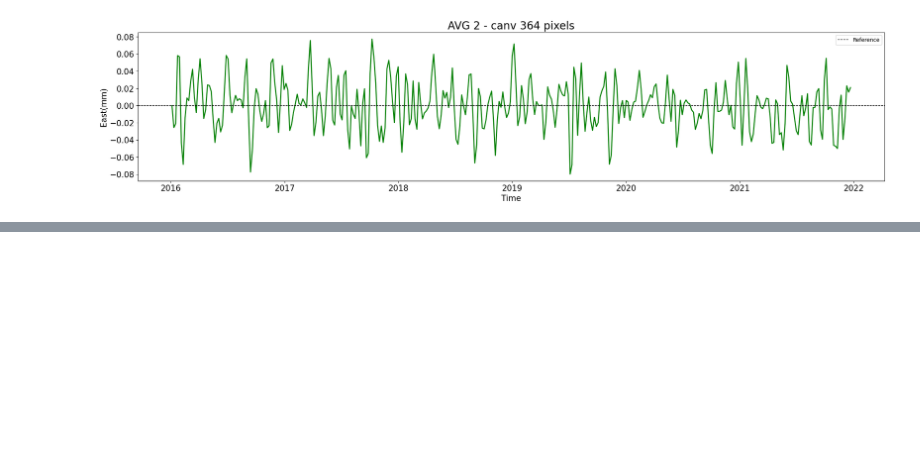
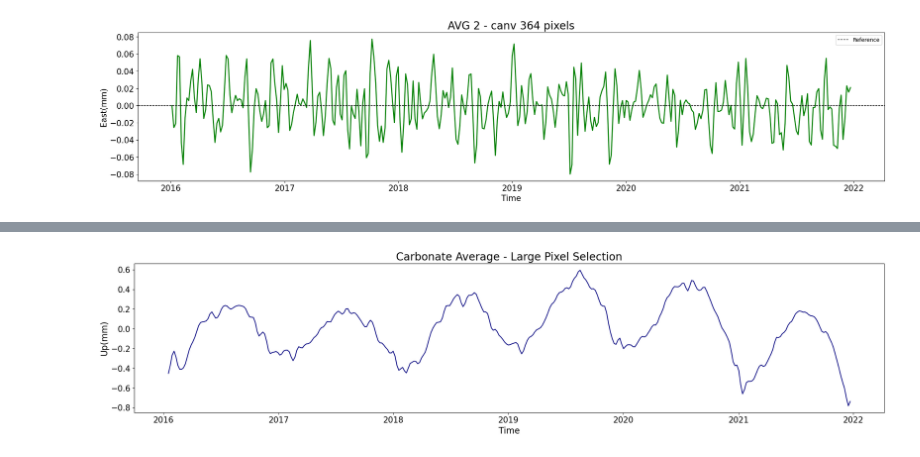
Before and after one commit to Rafaelaboliver/TimeSeries-insar, a Jupyter notebook: Untitled2.ipynb, the cells around one changed output, grey strips where cells are left out. Drawn from its saved outputs; the diff is of its cells as text; code cells hidden in the pictures; blank space fills up the shorter version.

```diff
--- a/Untitled2.ipynb
+++ b/Untitled2.ipynb
@@ -251,8 +273,9 @@ Date
 
 [364 rows x 1 columns]
 # %%
-folder_path = f'/home/rafaela/internship/time_series/TimeSeries-insar/egm_files/insar_ts_plots/east/points_after_avg_rolling_mean/{file_name}'
-file_path = os.path.join(folder_path, f'avg1_{file_name}_east_{len(areas_rolling_mean_dict)}pixels.csv')
+folder_path = f'/home/rafaela/internship/time_series/TimeSeries-insar/egm_files/insar_ts_plots/up/large'
+file_path = os.path.join(folder_path, f'{file_name}_large_avg_UP.csv')
+
 avg_rm_df.to_csv(file_path, index=True)
 
 #O ARQUIVO SALVO SE REFERE A MÉDIA CALCULADA
@@ -449,0 +535,17 @@ Date
+# %%
+# Criando a paleta de cores
+#colors = sns.color_palette("husl", len(carbonate_area_dict))
+#folder = '/home/rafaela/internship/time_series/TimeSeries-insar/egm_files/insar_ts_plots/east/points_after_avg_rolling_mean'
+
+carbonate_ = pd.DataFrame()
+
+for i, (station_name, station_data) in enumerate(carbonate_area_dict.items()):
+    carbonate_[station_name] = station_data.squeeze()
+
+
+carbonate_.index = pd.to_datetime(carbonate_.index)
+carbonate_['avg1'] = carbonate_.mean(axis=1).rolling(2).mean()
+carbonate_['std(avg)'] = carbonate_['avg1'].rolling(2).std()
+carbonate_.dropna(inplace=True)
+
+print(carbonate_)
@@ -449,0 +568,20 @@ Date
+# %%
+plt.figure(figsize=(25, 5))
+plt.plot(carbonate_.index, carbonate_['avg1'], color = 'navy', lw = 1.5)
+#plt.errorbar(carbonate_.index, carbonate_['avg1'], yerr = carbonate_['std(avg)'], fmt = '-o', color = 'navy', lw = 2, ecolor = 'red', capsize = 7, label='STD - AVG (Carbonate)')
+plt.title('Carbonate Average - Large Pixel Selection', fontsize=20)
+#plt.axhline(y=0, color='grey', linestyle='--', linewidth=1, label='Reference')
+plt.xlabel('Time', fontsize=16)
+plt.xticks(fontsize=15)
+plt.ylabel('Up(mm)', fontsize=16)
+plt.yticks(fontsize=15)
+#plt.legend()
+
+folder = f'/home/rafaela/internship/time_series/TimeSeries-insar/egm_files/insar_ts_plots/up/large'
+fl = os.path.join(folder, f'Carbonate_Average_Large_Pixel_Selection.svg')
+f = io.BytesIO()
+plt.savefig(fl, format="svg")
+
+plt.show()
+# %% [output]
+[figure, added]
```
Also changed, not shown: parts of 32 cells of this notebook, 7 other files.
